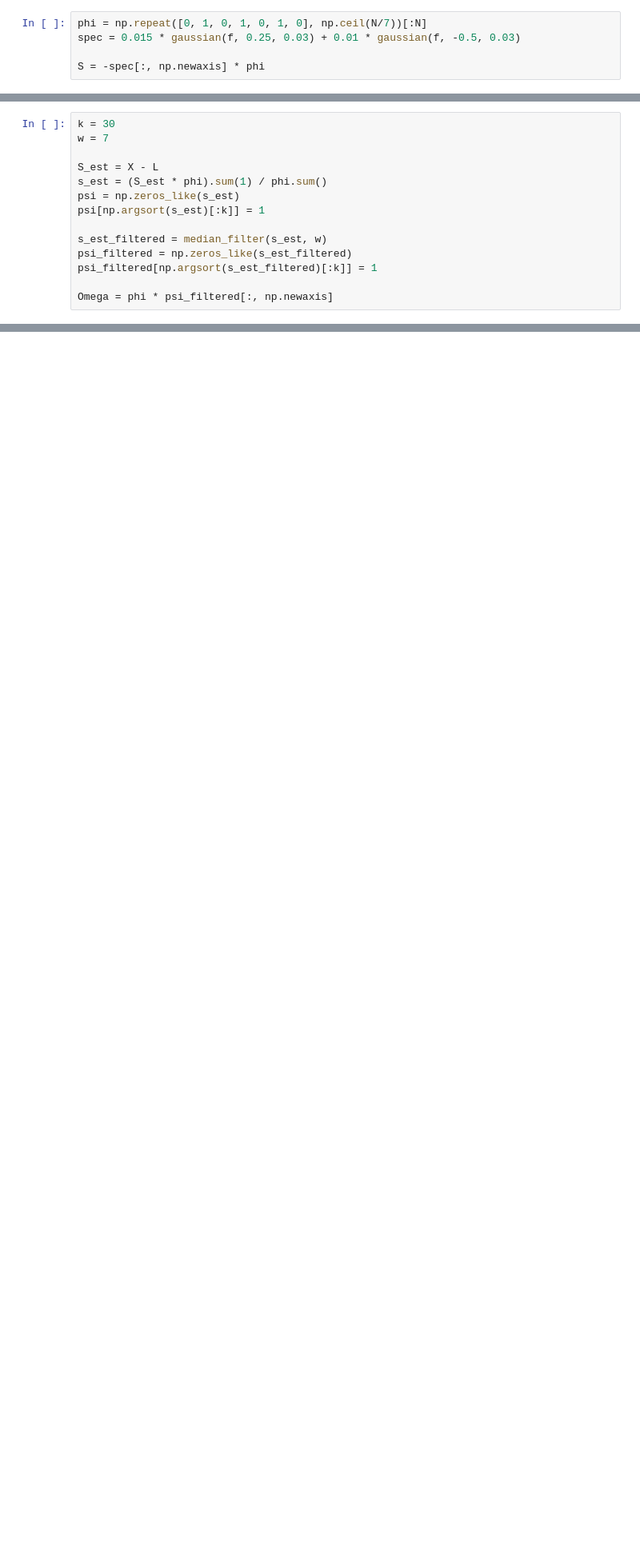
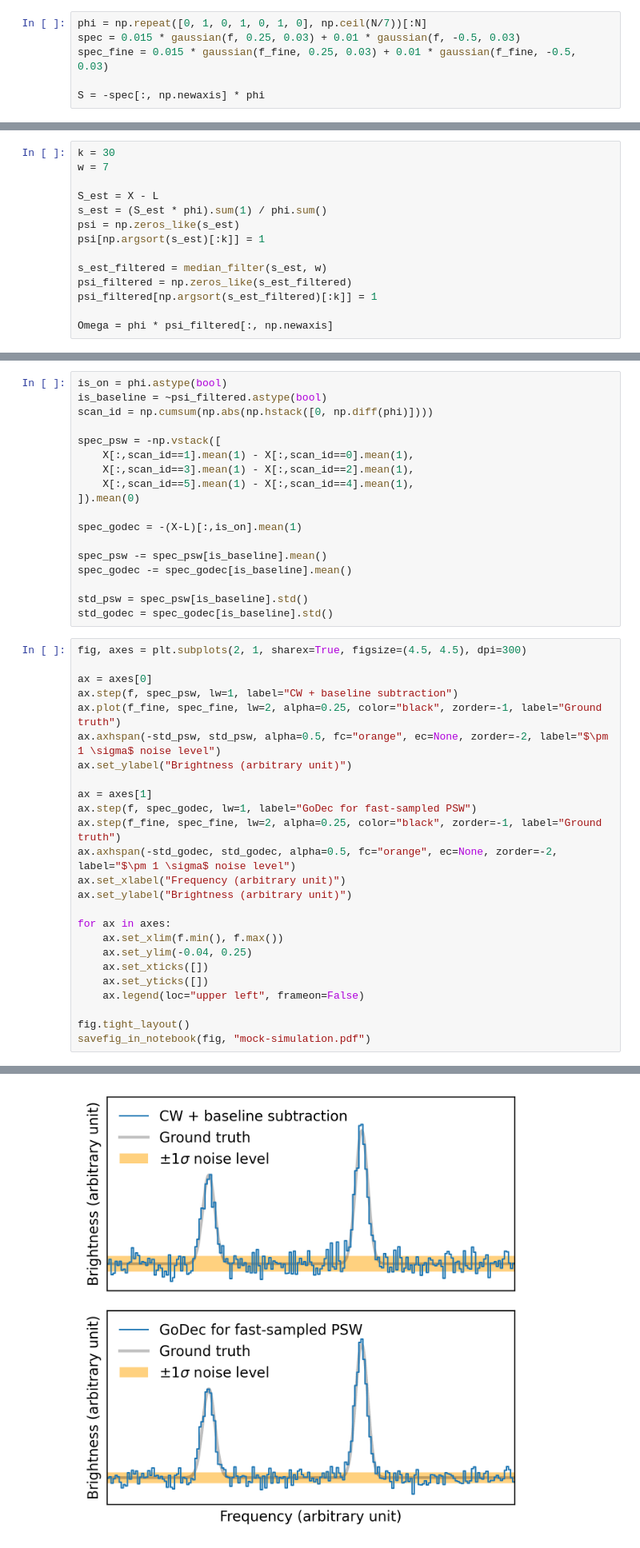
Before and after one commit to astropenguin/taniguchi-2021-analysis, a Jupyter notebook: notes/2020-04-27/figure-LS-decomposition-viridis.ipynb, the cells around one changed output, grey strips where cells are left out. Shown at 80% size. Drawn from its saved outputs; the diff is of its cells as text; blank space fills up the shorter version.

```diff
--- a/notes/2020-04-27/figure-LS-decomposition-viridis.ipynb
+++ b/notes/2020-04-27/figure-LS-decomposition-viridis.ipynb
@@ -42,6 +43,7 @@ L -= np.max(L) - np.ptp(L) / 2
 # %%
 phi = np.repeat([0, 1, 0, 1, 0, 1, 0], np.ceil(N/7))[:N]
 spec = 0.015 * gaussian(f, 0.25, 0.03) + 0.01 * gaussian(f, -0.5, 0.03)
+spec_fine = 0.015 * gaussian(f_fine, 0.25, 0.03) + 0.01 * gaussian(f_fine, -0.5, 0.03)
 
 S = -spec[:, np.newaxis] * phi
 # %% [markdown]
@@ -204,0 +209,44 @@ Download: sparseid-for-fast-sampled-position-switch-observations.pdf
+# %%
+is_on = phi.astype(bool)
+is_baseline = ~psi_filtered.astype(bool)
+scan_id = np.cumsum(np.abs(np.hstack([0, np.diff(phi)])))
+
+spec_psw = -np.vstack([
+    X[:,scan_id==1].mean(1) - X[:,scan_id==0].mean(1),
+    X[:,scan_id==3].mean(1) - X[:,scan_id==2].mean(1),
+    X[:,scan_id==5].mean(1) - X[:,scan_id==4].mean(1),
+]).mean(0)
+
+spec_godec = -(X-L)[:,is_on].mean(1)
+
+spec_psw -= spec_psw[is_baseline].mean()
+spec_godec -= spec_godec[is_baseline].mean()
+
+std_psw = spec_psw[is_baseline].std()
+std_godec = spec_godec[is_baseline].std()
+# %%
+fig, axes = plt.subplots(2, 1, sharex=True, figsize=(4.5, 4.5), dpi=300)
+
+ax = axes[0]
+ax.step(f, spec_psw, lw=1, label="CW + baseline subtraction")
+ax.plot(f_fine, spec_fine, lw=2, alpha=0.25, color="black", zorder=-1, label="Ground truth")
+ax.axhspan(-std_psw, std_psw, alpha=0.5, fc="orange", ec=None, zorder=-2, label="$\pm 1 \sigma$ noise level")
+ax.set_ylabel("Brightness (arbitrary unit)")
+
+ax = axes[1]
+ax.step(f, spec_godec, lw=1, label="GoDec for fast-sampled PSW")
+ax.step(f_fine, spec_fine, lw=2, alpha=0.25, color="black", zorder=-1, label="Ground truth")
+ax.axhspan(-std_godec, std_godec, alpha=0.5, fc="orange", ec=None, zorder=-2, label="$\pm 1 \sigma$ noise level")
+ax.set_xlabel("Frequency (arbitrary unit)")
+ax.set_ylabel("Brightness (arbitrary unit)")
+
+for ax in axes:
+    ax.set_xlim(f.min(), f.max())
+    ax.set_ylim(-0.04, 0.25)
+    ax.set_xticks([])
+    ax.set_yticks([])
+    ax.legend(loc="upper left", frameon=False)
+
+fig.tight_layout()
+savefig_in_notebook(fig, "mock-simulation.pdf")
+# %% [output]
@@ -204,0 +254 @@ Download: sparseid-for-fast-sampled-position-switch-observations.pdf
+[figure, added]
```
Also changed, not shown: parts of 8 cells of this notebook.
